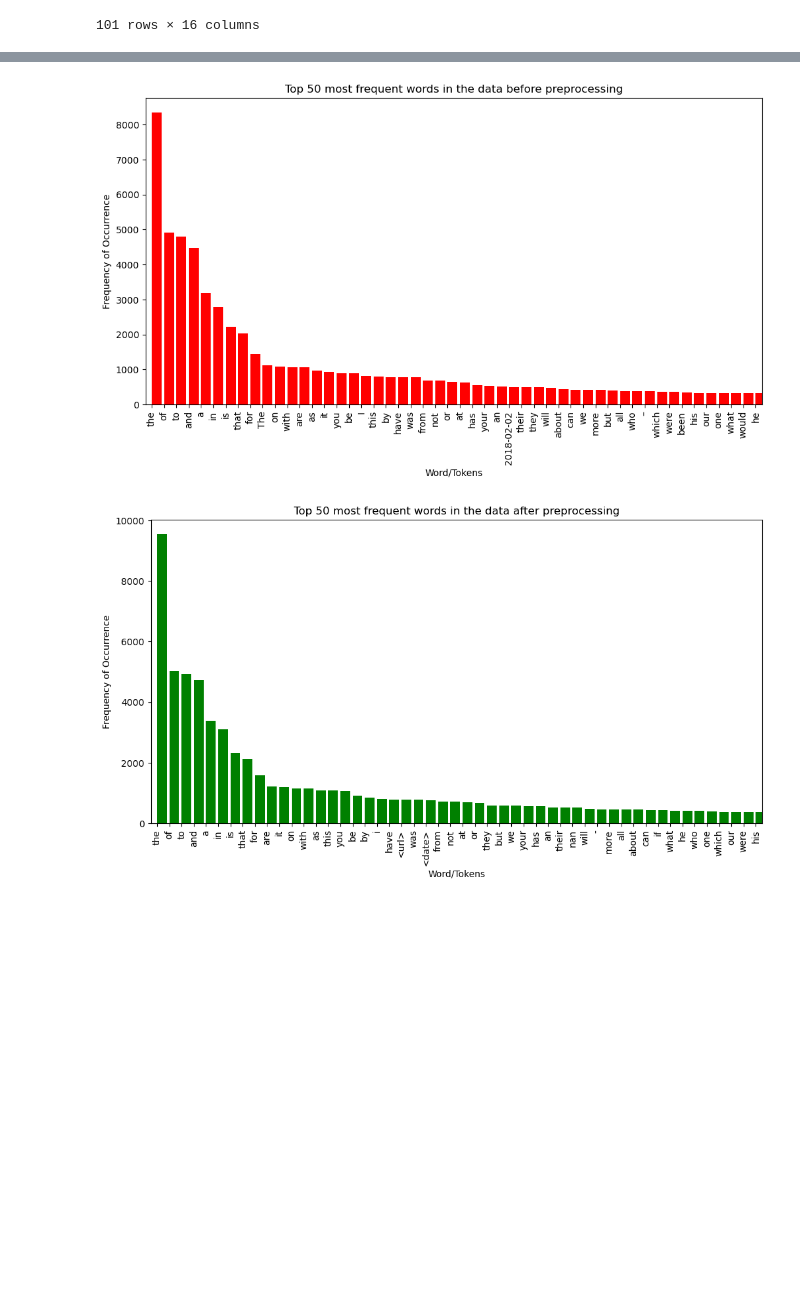
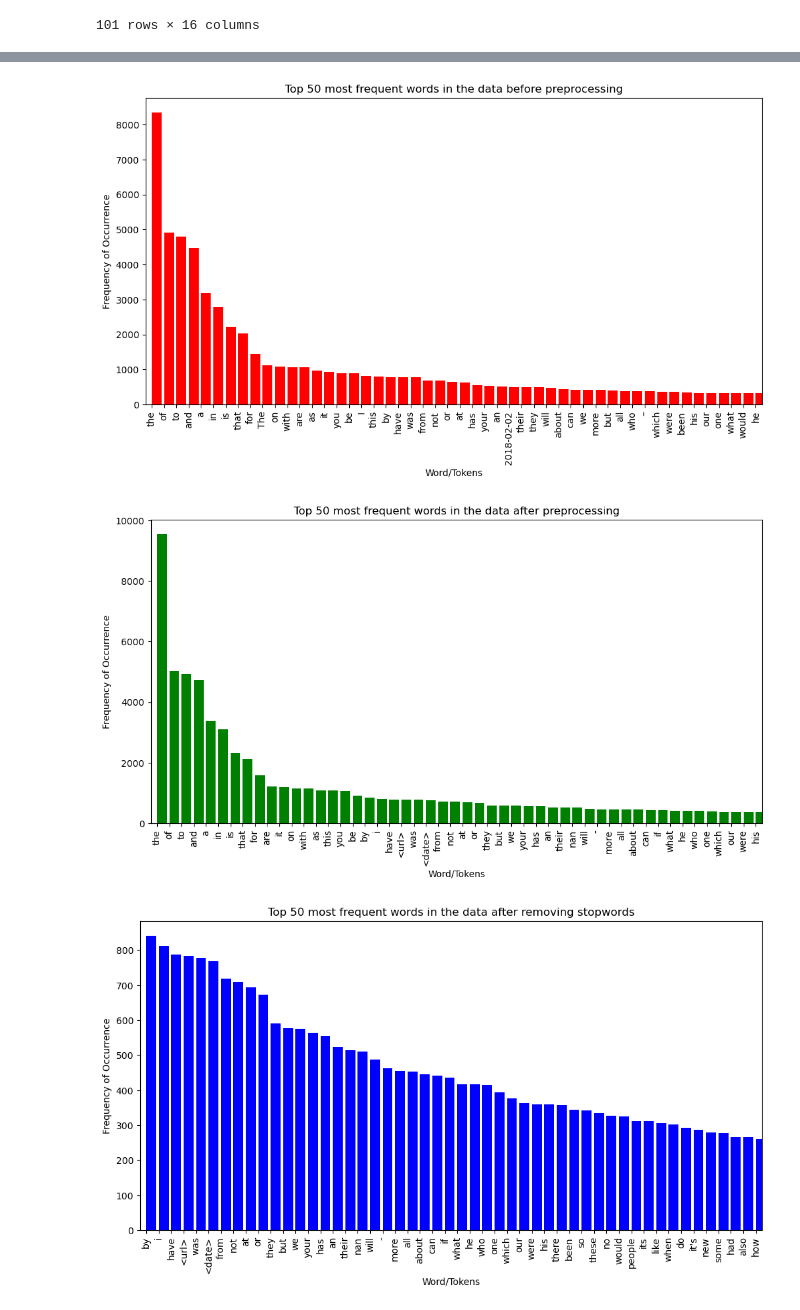
Before and after one commit to twentytwentycph/dataScienceEksamen, a Jupyter notebook: Task_1.ipynb, the cells around one changed output, grey strips where cells are left out. Saved outputs shown, nothing was run; the diff lists cells and outputs as text; code cells hidden in the pictures; blank space fills up the shorter version.

```diff
--- a/Task_1.ipynb
+++ b/Task_1.ipynb
@@ -73,42 +73,52 @@ preData = 'https://raw.githubusercontent.com/several27/FakeNewsCorpus/master/new
 preDf = pd.read_csv(data) # Read the unprocessed data into a DataFrame
 postDf = cleaner_text(df) # Read the processed data into a DataFrame
 
-# concatenate all the text columns into a single series
-preText_series = pd.concat([preDf[col] for col in preDf.columns], ignore_index=True)
-postText_series = pd.concat([postDf[col] for col in postDf.columns], ignore_index=True)
-
-# count the number of unique words
-pre_words_int = preText_series.str.split().explode().nunique()
-post_words_int = postText_series.str.split().explode().nunique()
-
-# split the text into a series of words
-pre_words = preText_series.str.split().explode()
-post_words = postText_series.str.split().explode()
+# A function to get the number of words and the words themselves in each column of a DataFrame
+# The function takes two arguments: the DataFrame and an option
+# The option can be either 'ints' or 'words' if we want the number of words or the words themselves
+def word_info(df, opt):
+    text_series = pd.concat([df[col] for col in df.columns], ignore_index=True) # concatenate all the text columns into a single series
+    if opt == 'ints':
+        words_int = text_series.str.split().explode().nunique() # count the number of unique words
+        return words_int
+    elif opt == 'words':
+        words = text_series.str.split().explode() # split the text into a series of words
+        return words
 
 # Count the frequency of each word and
-def wordSignificance(word, df):
+def wordSignificance(word):
     word_counts = word.value_counts() # Count the frequency of each word
     # Calculate the significance of each word
     # By dividing the frequency of each word by the total number of words
     word_counts = word_counts / len(word)
     return word_counts
 
-# A function to get the stopwords
+# A function to get the top n% stopwords
 def topStopwords(wordSignificance, n):
     # Get the wwords that occur more than n% of the time
     stopword = wordSignificance[wordSignificance > n]
     stopword_list = stopword.index.tolist() # Convert the index to a list
     return stopword_list # Return the list of stopwords
-topstopword_list = topStopwords(wordSignificance(post_words, postDf),0.005)
-print(topstopword_list)
+topstopword_list = topStopwords(wordSignificance(word_info(postDf, 'words')),0.005)
 
+# A function to get the bottom n% stopwords
 def botStopwords(wordSignificance, n):
     # Get the wwords that occur more than n% of the time
     stopword = wordSignificance[wordSignificance < n]
     stopword_list = stopword.index.tolist() # Convert the index to a list
     return stopword_list # Return the list of stopwords
-botstopword_list = botStopwords(wordSignificance(post_words, postDf),0.00001)
-# print(botstopword_list)
+botstopword_list = botStopwords(wordSignificance(word_info(postDf, 'words')),0.00001)
+
+# A function to remove stopwords from our dataframe
+def removeStopwords(stopwords, df):
+    df_WIP = df.copy() # Make a copy of the DataFrame for use in this function
+    for col in df_WIP.columns: # Loop over all columns in the DataFrame
+        # If any of the stopwords are in the text, replace them with an empty string
+        if df_WIP[col].dtype == 'O': # Check if the column is a string (i.e., object or string dtype)
+            # remove stopwords from the text in each column of the DataFrame using the apply function and lambda expression
+            df_WIP[col] = df_WIP[col].apply(lambda x: ' '.join([word for word in x.split() if word not in stopwords]))
+    return df_WIP
+nostopword_df = removeStopwords(topstopword_list, postDf) # Read the data without stopwords into a DataFrame
 
 # A function to plot the top 50 most frequent words
 def plot(words, title, colors):
@@ -122,7 +132,7 @@ def plot(words, title, colors):
     top_words = word_counts[:50] # get the top 50 words
     fig, ax = plt.subplots(figsize=(12, 6))
     ax.bar(top_words.index, top_words.values, color=colors, width=0.8, align='edge')
-    ax.set_xticks(range(len(top_words)))
+    ax.set_xticks(range(len(top_words))) # set the x-ticks to the word positions
     ax.set_xticklabels(top_words.index, rotation=90)
     ax.set_xlabel('Word/Tokens')
     ax.set_ylabel('Frequency of Occurrence')
@@ -130,10 +140,17 @@ def plot(words, title, colors):
     plt.title(title)
     plt.show()
 
-print('\n### Unique words in the data before and after preprocessing ###')
-print('Unique words before preprocessing: ', pre_words_int) # 31808
-print('Unique words after preprocessing: ', post_words_int) # 26628
+### DF info ###
+print('\n### Unique words in the data before and after preprocessing ###\n')
+print('Unique words before preprocessing: ', word_info(preDf, 'ints')) # 31808
+print('Unique words after preprocessing: ', word_info(postDf, 'ints')) # 26628
+print('Unique words after removing stopwords: ', word_info(nostopword_df, 'ints'))
 print('')
-plot(pre_words, 'Top 50 most frequent words in the data before preprocessing', 'red')
-plot(post_words, 'Top 50 most frequent words in the data after preprocessing', 'green')
+print('Reduction in size of vocabulary: ', (word_info(postDf, 'ints')) - (word_info(nostopword_df, 'ints')))
+print('Reduction %: ', round(((word_info(postDf, 'ints')) - (word_info(nostopword_df, 'ints')))/word_info(postDf, 'ints')*100, 5), '%')
+
+### Plots ###
+plot(word_info(preDf, 'words'), 'Top 50 most frequent words in the data before preprocessing', 'red')
+plot(word_info(postDf, 'words'), 'Top 50 most frequent words in the data after preprocessing', 'green')
+plot(word_info(nostopword_df, 'words'), 'Top 50 most frequent words in the data after removing stopwords', 'blue')
 # %% [output]
@@ -145,2 +165,3 @@ Unique words after preprocessing:  27588
 [figure]
 [figure]
+[figure, added]
```
Also changed, not shown: parts of 1 cell of this notebook, 2 other files.
